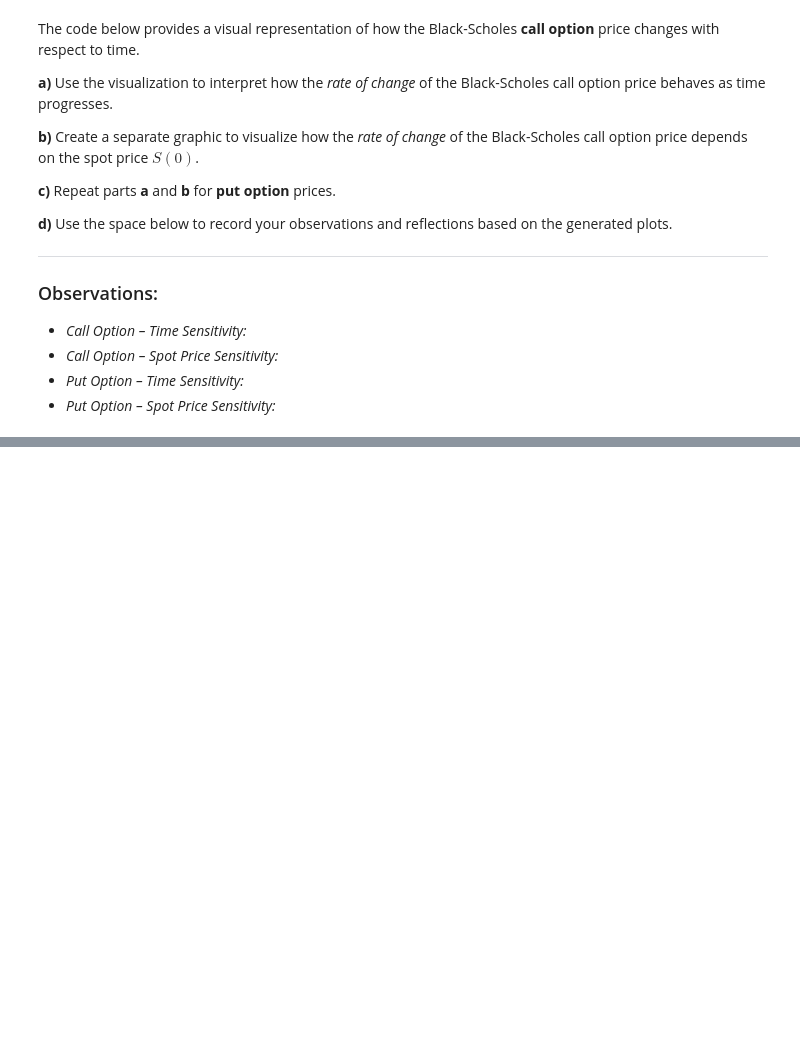
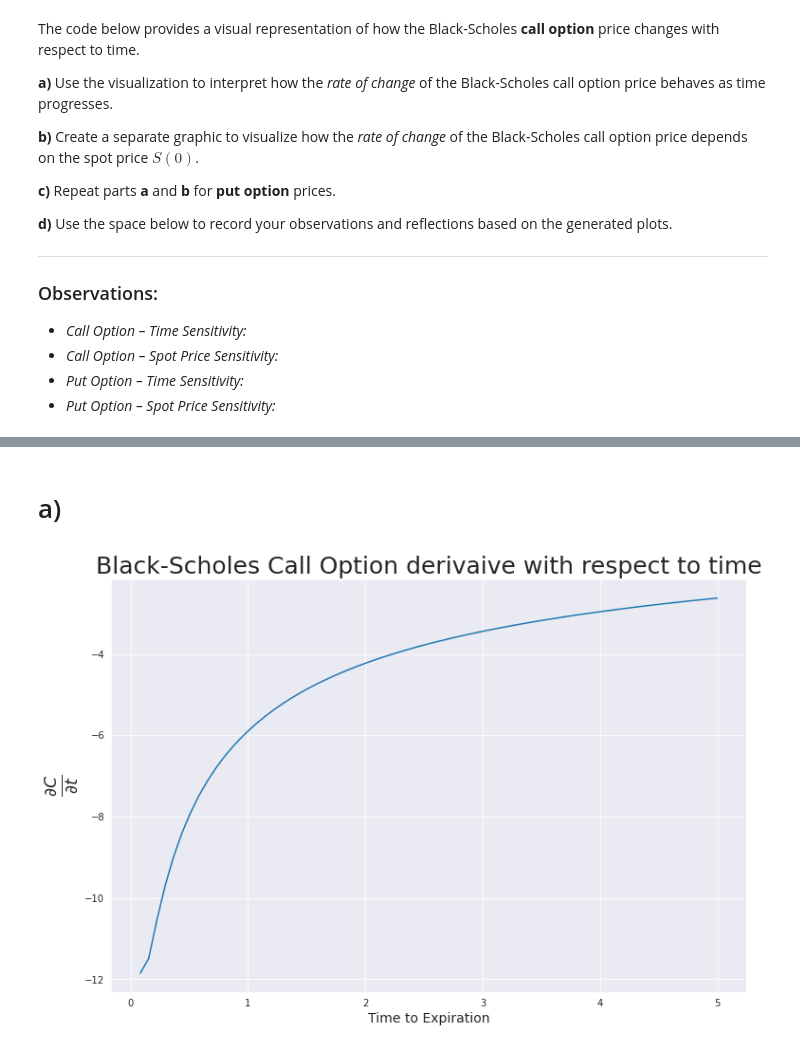
Before and after one commit to tdore738/Erdos_Inst_Quant_Fin_2025, a Jupyter notebook: Mini Projects/Mini Project 3.ipynb, the cells around one changed output, grey strips where cells are left out. Cells and saved outputs as stored; diff of their text form; code cells hidden in the pictures; blank space fills up the shorter version.

```diff
--- a/Mini Projects/Mini Project 3.ipynb
+++ b/Mini Projects/Mini Project 3.ipynb
@@ -93,0 +96,41 @@ plt.show()
+# %%
+def Dcall_Dt(S0, K, sigma, t=1, r=0):
+    """
+    Description:
+
+    Computes the time derivative of Black-Scholes value of a European call option.
+
+    Parameters:
+        S0: Current asset price
+        K: Strike price
+        sigma: Yearly standard deviation of log-returns (volatility)
+        t: Time to expiration (in years)
+        r: Risk-free interest rate
+
+    Returns:
+        Call option price
+    """
+    d1 = (np.log(S0/K) + (r+.5*sigma**2)*t)/(sigma*np.sqrt(t))
+    #d2 = (np.log(S0/K) + (r-.5*sigma**2)*t)/(sigma*np.sqrt(t))
+    d2 = d1 - sigma*np.sqrt(t)
+    return -0.5*S0*norm.pdf(d1)*sigma/np.sqrt(t) - r*K*np.exp(-r*t)*norm.cdf(d2)
+# %% [markdown]
+# a)
+# %%
+S0 = 100
+K = 110
+sigma = .3
+times = np.linspace(1/12, 5, 70)
+
+
+d_call_dt= [Dcall_Dt(S0,K,sigma, t = times[i]) for i in range(len(times))]
+
+
+plt.figure(figsize = (12,8))
+plt.title('Black-Scholes Call Option derivaive with respect to time', size = 25)
+plt.plot(times, d_call_dt)
+plt.xlabel('Time to Expiration',size=14)
+plt.ylabel(r'$\frac{\partial C}{\partial t}$',size = 25)
+plt.show()
+# %% [output]
+[figure, added]
```
Also changed, not shown: parts of 13 cells of this notebook.
